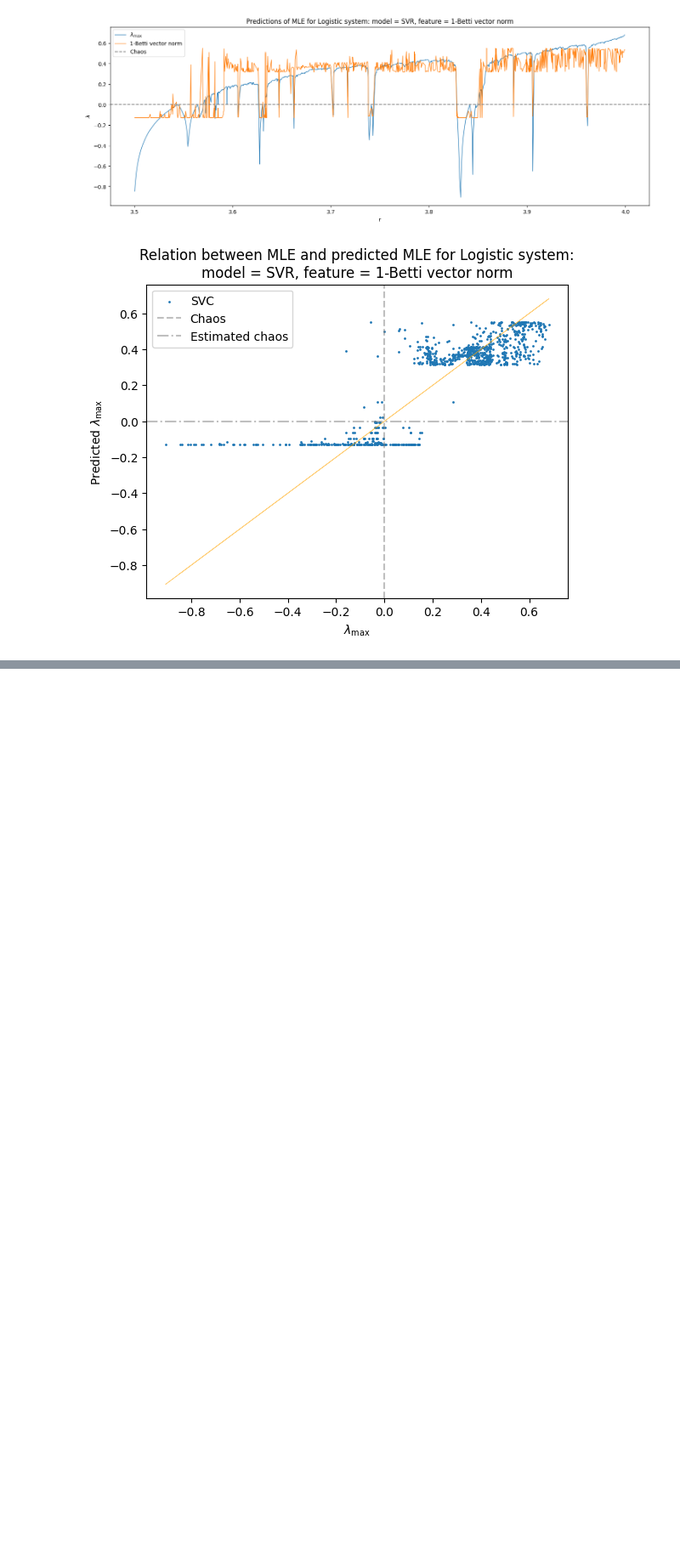
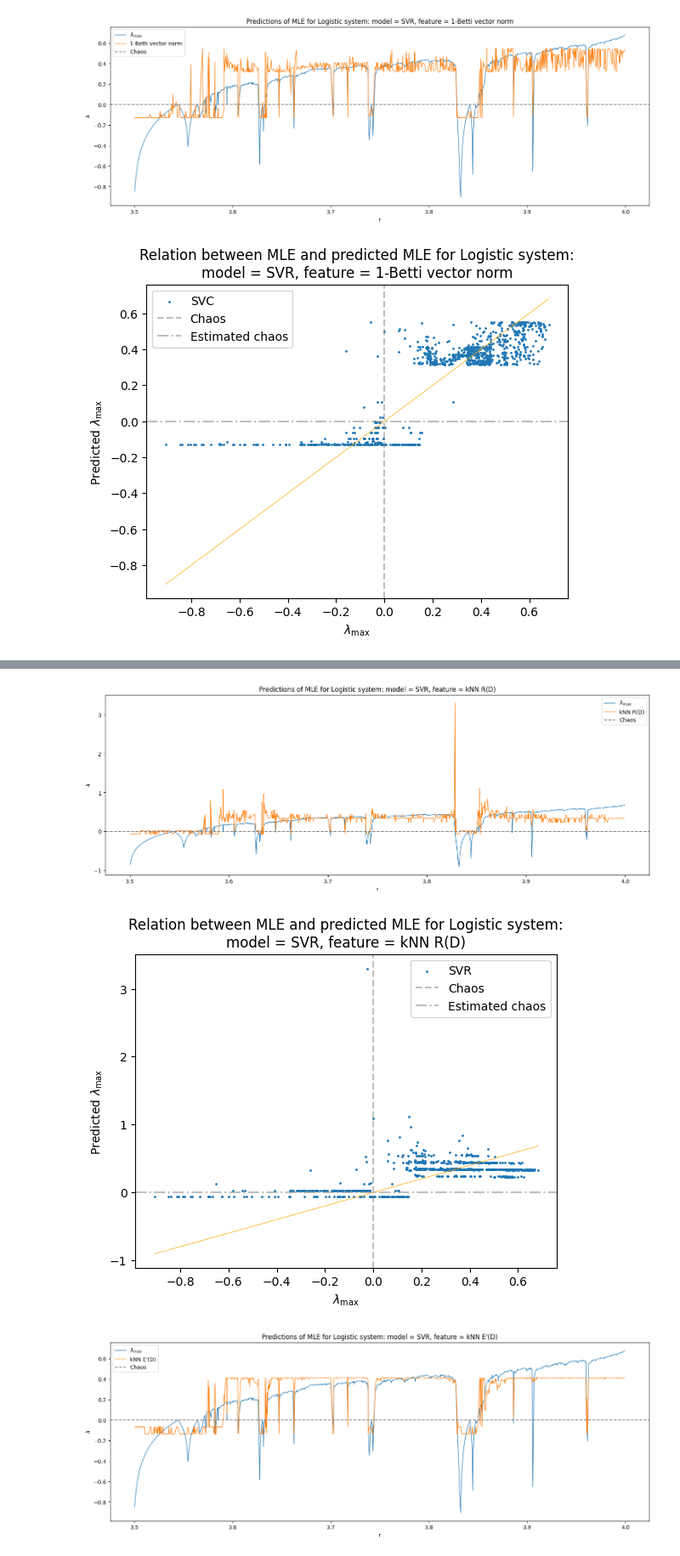
Before and after one commit to colinstephen/topological_divergences, a Jupyter notebook: white_noise.ipynb, the cells around one changed output, grey strips where cells are left out. Shown at 85% size. Saved outputs shown, nothing was run; the diff lists cells and outputs as text; code cells hidden in the pictures; blank space fills up the shorter version.

```diff
--- a/white_noise.ipynb
+++ b/white_noise.ipynb
@@ -933,0 +1054,29 @@ for estimate_name, y_pred in betti_svr_all_predictions.items():
+# %%
+for estimate_name, y_pred in point_summary_svr_all_predictions.items():
+    # plot the ground truth and regression predictions
+    plt.figure(figsize=(18,6))
+    plt.plot(test_params, y_test, lw=1, label=r"$\lambda_{\max}$")
+    # plt.plot(np.array(test_params)[y_test>0], y_pred, lw=1, label=prediction_model_name)
+    plt.plot(test_params, y_pred, lw=1, label=estimate_name)
+    plt.xlabel(test_param_name)
+    plt.ylabel(r"$\lambda$")
+    plt.axhline(y=0, color='grey', linestyle='--', label='Chaos')
+    plt.legend()
+    plt.title(f"Predictions of MLE for {SYSTEM.capitalize()} system: model = SVR, feature = {estimate_name}")
+    plt.show()
+
+    # plot the relation between prediction and ground truth
+    # plt.figure(figsize=(9,6))
+    plt.scatter(y_test, y_pred, s=1, label="SVR")
+    plt.plot(y_test, y_test, c="orange", lw=0.5, alpha=0.5)
+    plt.axvline(0, ls="--", c="gray", label="Chaos", alpha=0.5)
+    plt.axhline(0, ls="-.", c="gray", label="Estimated chaos", alpha=0.5)
+    plt.xlabel(r"$\lambda_{\max}$")
+    plt.ylabel(r"Predicted $\lambda_{\max}$")
+    plt.legend()
+    plt.title(f"Relation between MLE and predicted MLE for {SYSTEM.capitalize()} system:\nmodel = SVR, feature = {estimate_name}")
+    plt.show()
+# %% [output]
+[figure, added]
+[figure, added]
+[figure, added]
```
Also changed, not shown: parts of 22 cells of this notebook.
